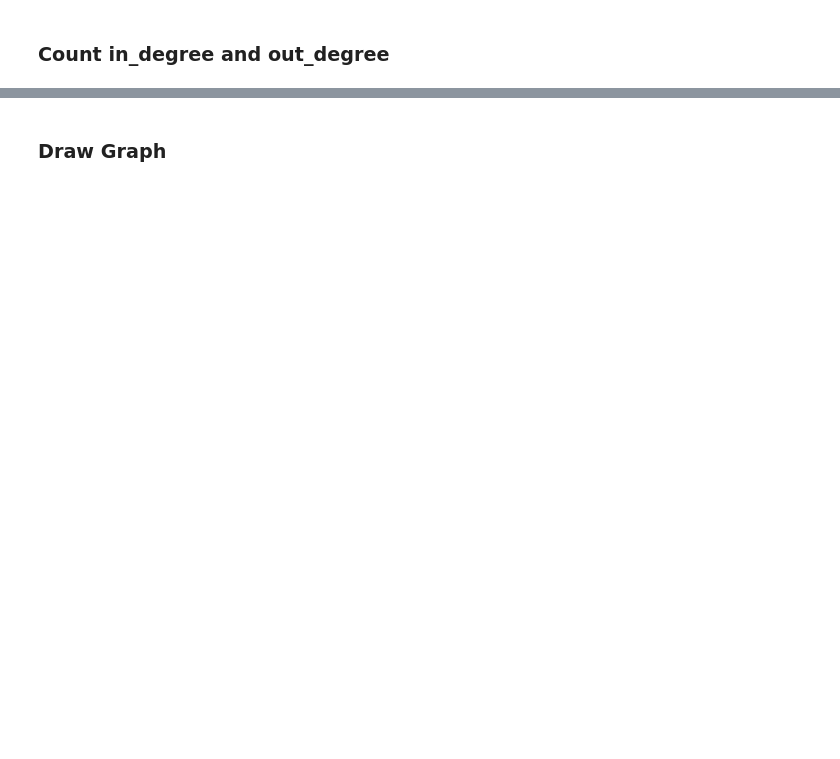
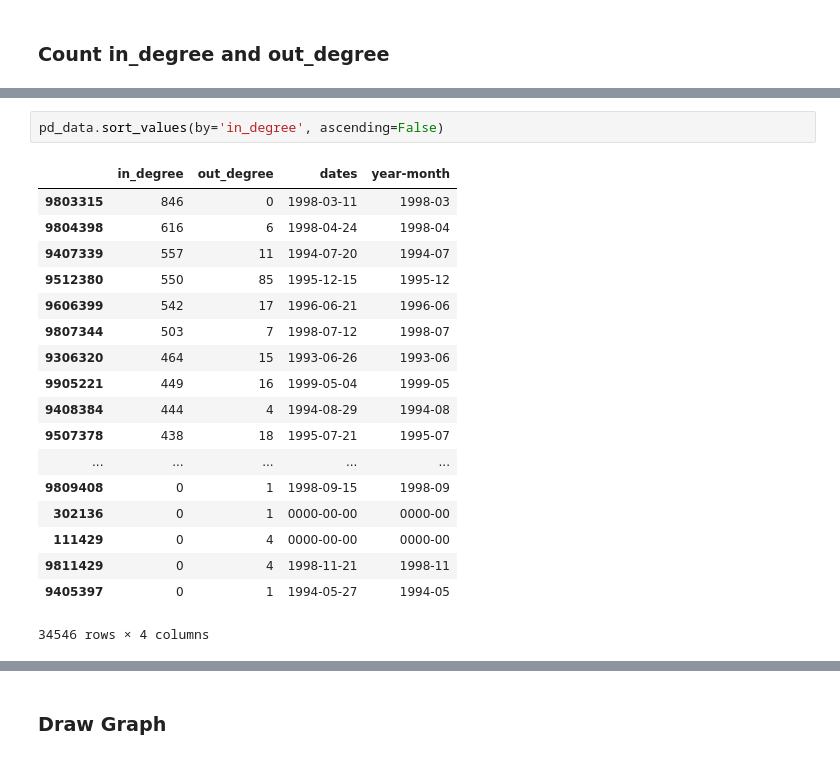
Before and after one commit to irfanariq/graph_mining, a Jupyter notebook: graph_mining.ipynb, the cells around one changed output, grey strips where cells are left out. Saved outputs shown, nothing was run; the diff lists cells and outputs as text; blank space fills up the shorter version.

```diff
--- a/graph_mining.ipynb
+++ b/graph_mining.ipynb
@@ -103,0 +128,21 @@ no in degree  2
+# %%
+pd_data.sort_values(by='in_degree', ascending=False)
+# %% [output]
+|  | in_degree | out_degree | dates | year-month |
+| 9803315 | 846 | 0 | 1998-03-11 | 1998-03 |
+| 9804398 | 616 | 6 | 1998-04-24 | 1998-04 |
+| 9407339 | 557 | 11 | 1994-07-20 | 1994-07 |
+| 9512380 | 550 | 85 | 1995-12-15 | 1995-12 |
+| 9606399 | 542 | 17 | 1996-06-21 | 1996-06 |
+| 9807344 | 503 | 7 | 1998-07-12 | 1998-07 |
+| 9306320 | 464 | 15 | 1993-06-26 | 1993-06 |
+| 9905221 | 449 | 16 | 1999-05-04 | 1999-05 |
+| 9408384 | 444 | 4 | 1994-08-29 | 1994-08 |
+| 9507378 | 438 | 18 | 1995-07-21 | 1995-07 |
+| ... | ... | ... | ... | ... |
+| 9809408 | 0 | 1 | 1998-09-15 | 1998-09 |
+| 302136 | 0 | 1 | 0000-00-00 | 0000-00 |
+| 111429 | 0 | 4 | 0000-00-00 | 0000-00 |
+| 9811429 | 0 | 4 | 1998-11-21 | 1998-11 |
+| 9405397 | 0 | 1 | 1994-05-27 | 1994-05 |
+34546 rows × 4 columns
```
Also changed, not shown: parts of 9 cells of this notebook.
